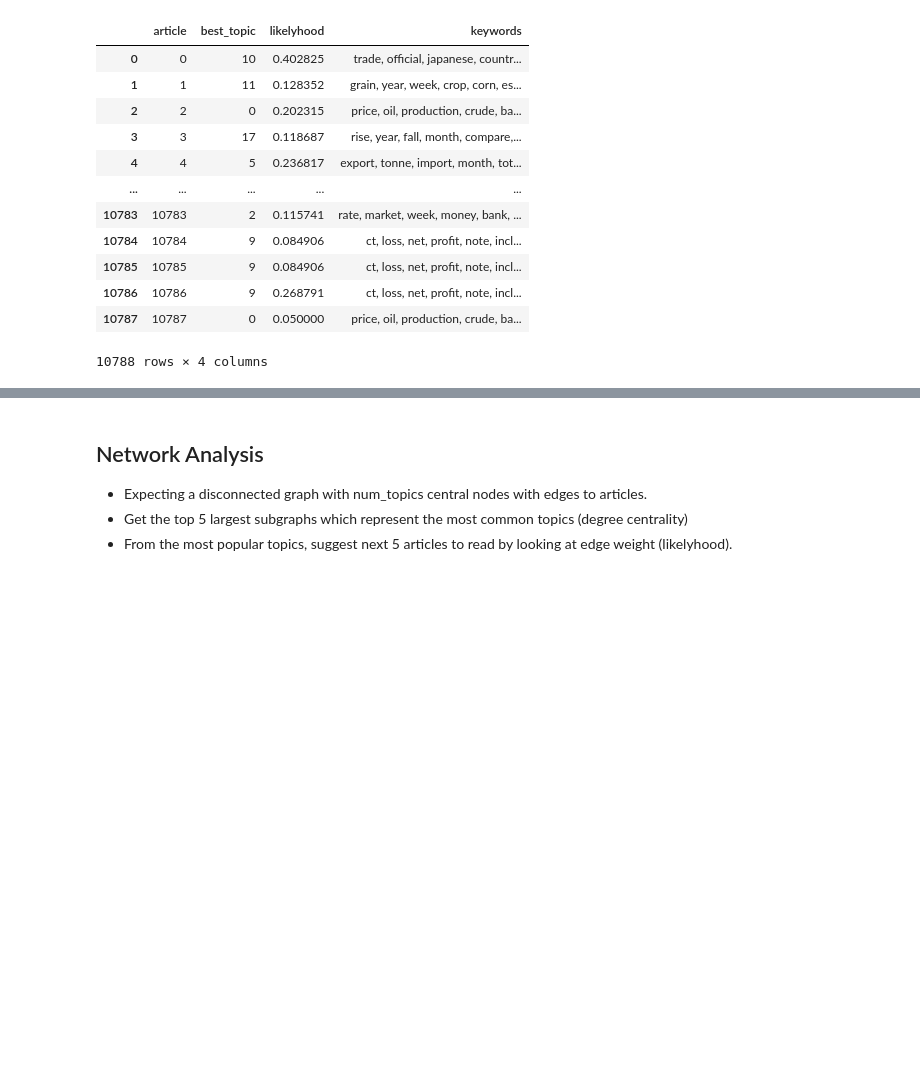
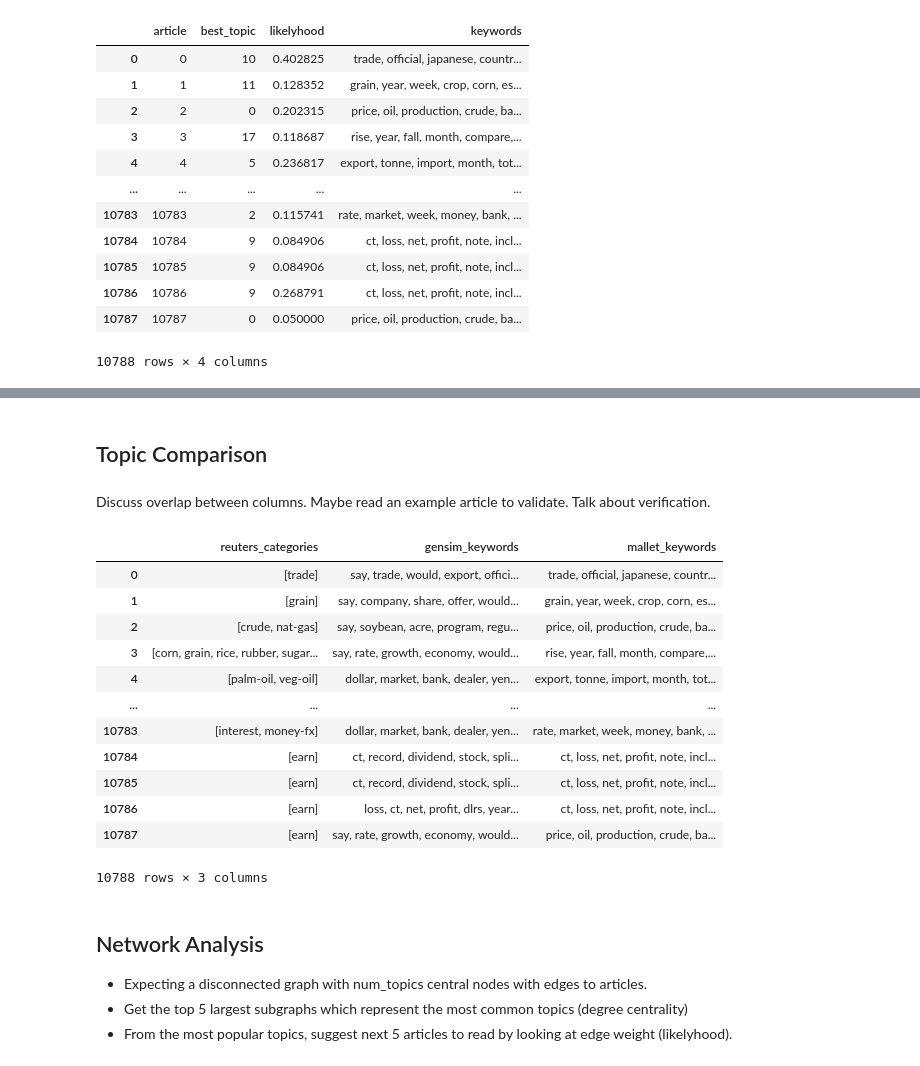
Before and after one commit to JeremyOBrien16/CUNY_DATA_620, a Jupyter notebook: ProjectFinal/data620project_final.ipynb, the cells around one changed output, grey strips where cells are left out. Cells and saved outputs as stored; diff of their text form; code cells hidden in the pictures; blank space fills up the shorter version.

Commit message:
Added summary df

```diff
--- a/ProjectFinal/data620project_final.ipynb
+++ b/ProjectFinal/data620project_final.ipynb
@@ -770,7 +786,7 @@ def get_best_mallet_topics(lda_model, corpus):
 
     return art_topic_keywords
 # %%
-mallet_topic_df = get_best_mallet_topics(lda_mallet, corpus)
+mallet_topic_df = get_best_mallet_topics(ldamallet, corpus)
 # %%
 mallet_topic_df
 # %% [output]
@@ -787,6 +803,3 @@ mallet_topic_df
 | 10786 | 10786 | 9 | 0.268791 | ct, loss, net, profit, note, incl... |
 | 10787 | 10787 | 0 | 0.050000 | price, oil, production, crude, ba... |
 10788 rows × 4 columns
-# %%
-lda_gensim_opt_model = optimal_model
-gensim_topic_df = get_best_gensim_topics(lda_gensim_opt_model, corpus)
@@ -855,6 +806,27 @@ df
+# %% [markdown]
+## Topic Comparison
+# %% [markdown]
+Discuss overlap between columns. Maybe read an example article to validate. Talk about verification.
 # %%
 # Create summary dataframe with keywords from each model vs known categories
-summary_df = pd.contact([])
+summary_df = pd.concat([df['categories'], gensim_topic_df['keywords'], mallet_topic_df['keywords']], axis=1, sort=False)
+summary_df.columns = ['reuters_categories','gensim_keywords','mallet_keywords']
+# %%
+summary_df
+# %% [output]
+|  | reuters_categories | gensim_keywords | mallet_keywords |
+| 0 | [trade] | say, trade, would, export, offici... | trade, official, japanese, countr... |
+| 1 | [grain] | say, company, share, offer, would... | grain, year, week, crop, corn, es... |
+| 2 | [crude, nat-gas] | say, soybean, acre, program, regu... | price, oil, production, crude, ba... |
+| 3 | [corn, grain, rice, rubber, sugar... | say, rate, growth, economy, would... | rise, year, fall, month, compare,... |
+| 4 | [palm-oil, veg-oil] | dollar, market, bank, dealer, yen... | export, tonne, import, month, tot... |
+| ... | ... | ... | ... |
+| 10783 | [interest, money-fx] | dollar, market, bank, dealer, yen... | rate, market, week, money, bank, ... |
+| 10784 | [earn] | ct, record, dividend, stock, spli... | ct, loss, net, profit, note, incl... |
+| 10785 | [earn] | ct, record, dividend, stock, spli... | ct, loss, net, profit, note, incl... |
+| 10786 | [earn] | loss, ct, net, profit, dlrs, year... | ct, loss, net, profit, note, incl... |
+| 10787 | [earn] | say, rate, growth, economy, would... | price, oil, production, crude, ba... |
+10788 rows × 3 columns
 # %%
 # Show example
 # %%
```
Also changed, not shown: parts of 14 cells of this notebook.
